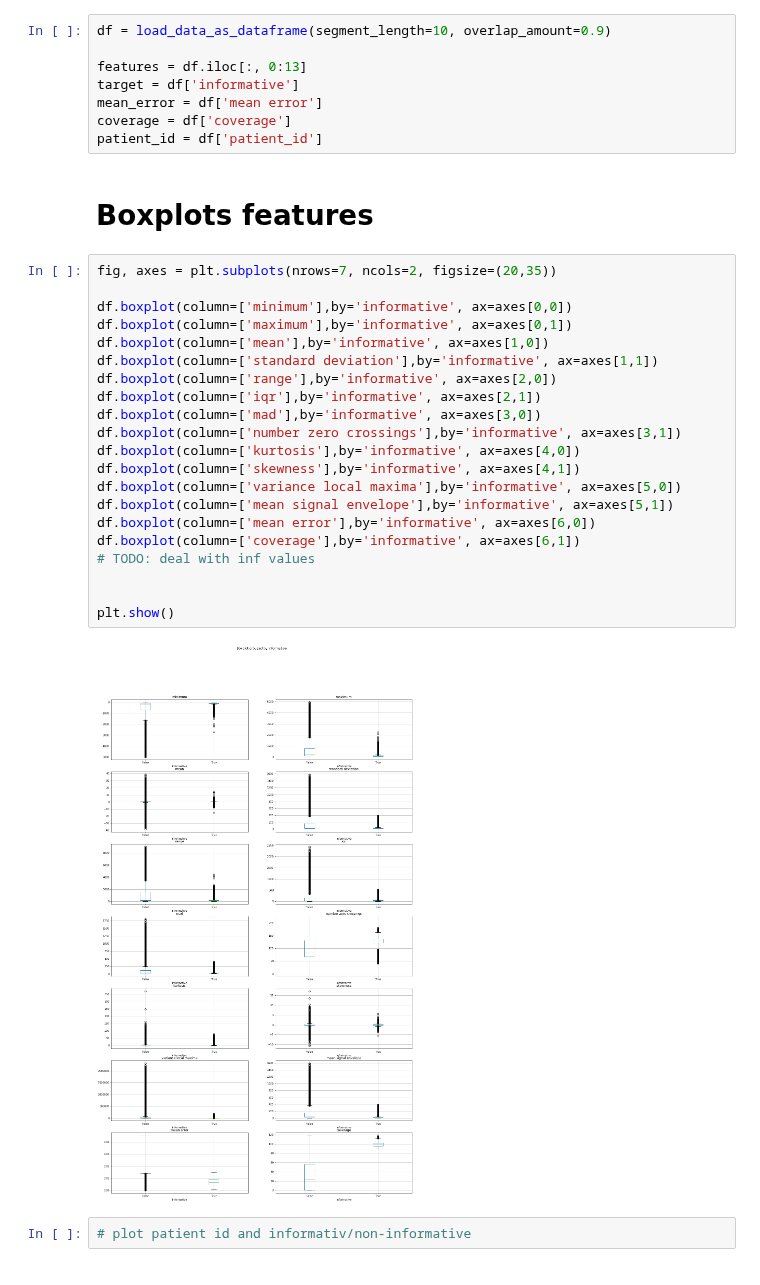
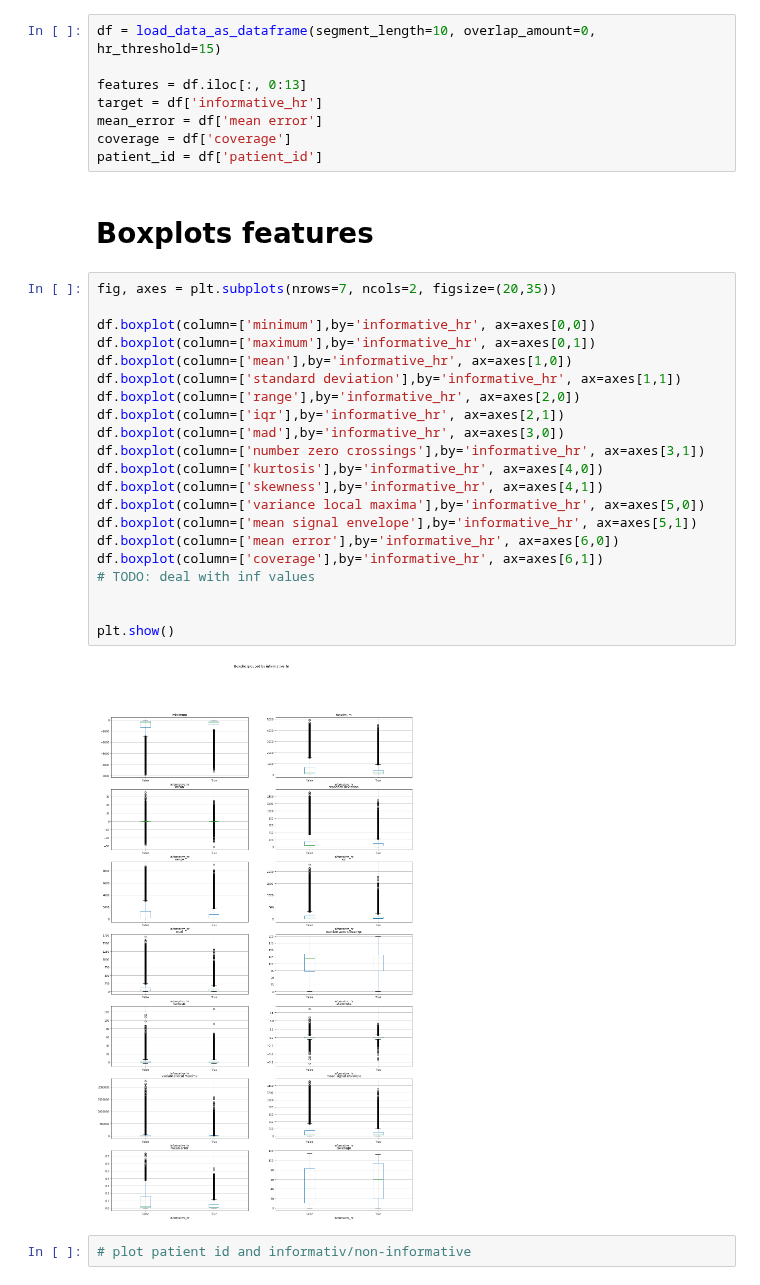
Before and after one commit to Zianor/Bachelorarbeit, a Jupyter notebook: Implementation/src/data_statistical_features.ipynb, the cells around one changed output. Cells and saved outputs as stored; diff of their text form.

Commit message:
fix: updated label access to informative_hr

```diff
--- a/Implementation/src/data_statistical_features.ipynb
+++ b/Implementation/src/data_statistical_features.ipynb
@@ -11,10 +11,10 @@ import os
 # %% [markdown]
 # Load Data
 # %%
-df = load_data_as_dataframe(segment_length=10, overlap_amount=0.9)
+df = load_data_as_dataframe(segment_length=10, overlap_amount=0, hr_threshold=15)
 
 features = df.iloc[:, 0:13]
-target = df['informative']
+target = df['informative_hr']
 mean_error = df['mean error']
 coverage = df['coverage']
 patient_id = df['patient_id']
@@ -23,25 +23,25 @@ patient_id = df['patient_id']
 # %%
 fig, axes = plt.subplots(nrows=7, ncols=2, figsize=(20,35))
 
-df.boxplot(column=['minimum'],by='informative', ax=axes[0,0])
-df.boxplot(column=['maximum'],by='informative', ax=axes[0,1])
-df.boxplot(column=['mean'],by='informative', ax=axes[1,0])
-df.boxplot(column=['standard deviation'],by='informative', ax=axes[1,1])
-df.boxplot(column=['range'],by='informative', ax=axes[2,0])
-df.boxplot(column=['iqr'],by='informative', ax=axes[2,1])
-df.boxplot(column=['mad'],by='informative', ax=axes[3,0])
-df.boxplot(column=['number zero crossings'],by='informative', ax=axes[3,1])
-df.boxplot(column=['kurtosis'],by='informative', ax=axes[4,0])
-df.boxplot(column=['skewness'],by='informative', ax=axes[4,1])
-df.boxplot(column=['variance local maxima'],by='informative', ax=axes[5,0])
-df.boxplot(column=['mean signal envelope'],by='informative', ax=axes[5,1])
-df.boxplot(column=['mean error'],by='informative', ax=axes[6,0])
-df.boxplot(column=['coverage'],by='informative', ax=axes[6,1])
+df.boxplot(column=['minimum'],by='informative_hr', ax=axes[0,0])
+df.boxplot(column=['maximum'],by='informative_hr', ax=axes[0,1])
+df.boxplot(column=['mean'],by='informative_hr', ax=axes[1,0])
+df.boxplot(column=['standard deviation'],by='informative_hr', ax=axes[1,1])
+df.boxplot(column=['range'],by='informative_hr', ax=axes[2,0])
+df.boxplot(column=['iqr'],by='informative_hr', ax=axes[2,1])
+df.boxplot(column=['mad'],by='informative_hr', ax=axes[3,0])
+df.boxplot(column=['number zero crossings'],by='informative_hr', ax=axes[3,1])
+df.boxplot(column=['kurtosis'],by='informative_hr', ax=axes[4,0])
+df.boxplot(column=['skewness'],by='informative_hr', ax=axes[4,1])
+df.boxplot(column=['variance local maxima'],by='informative_hr', ax=axes[5,0])
+df.boxplot(column=['mean signal envelope'],by='informative_hr', ax=axes[5,1])
+df.boxplot(column=['mean error'],by='informative_hr', ax=axes[6,0])
+df.boxplot(column=['coverage'],by='informative_hr', ax=axes[6,1])
 # TODO: deal with inf values
 
 
 plt.show()
 # %% [output]
-[figure, old version]
+[figure, new version]
 # %%
 # plot patient id and informativ/non-informative
```
Also changed, not shown: parts of 1 cell of this notebook.
